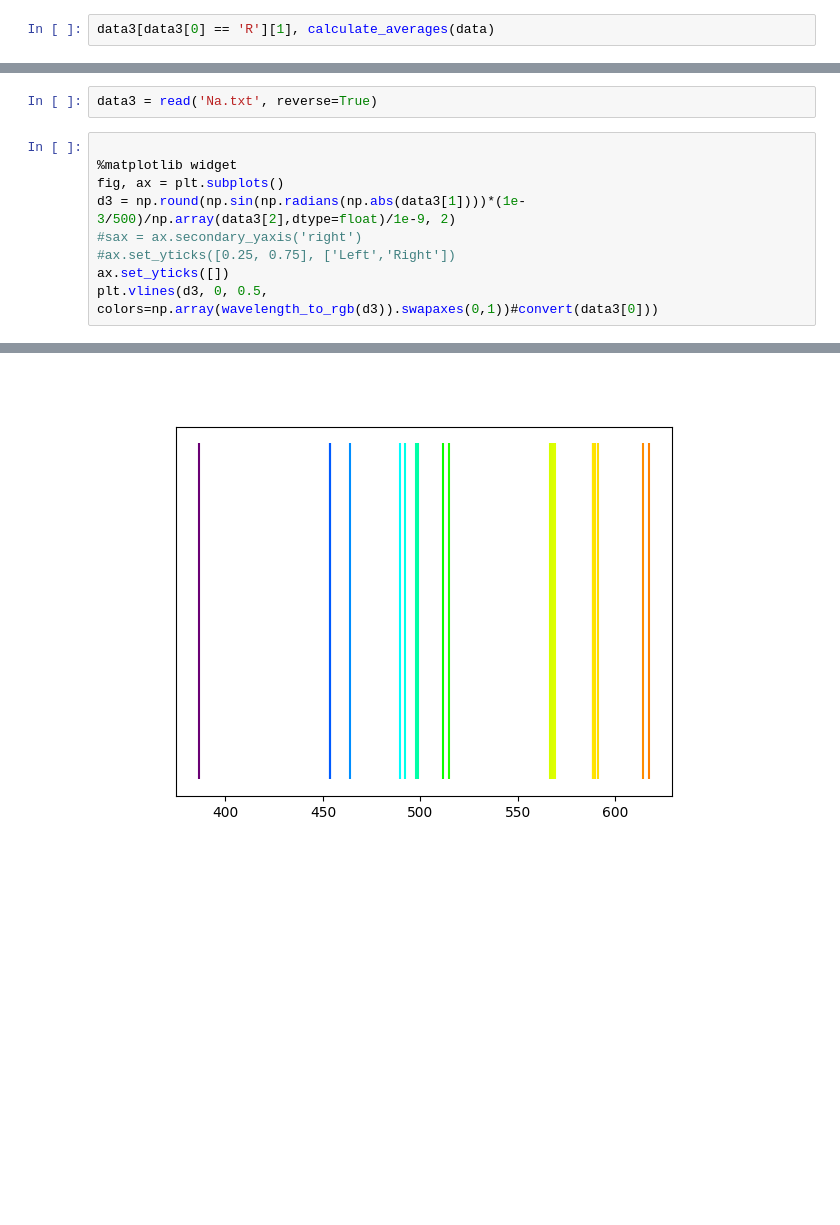
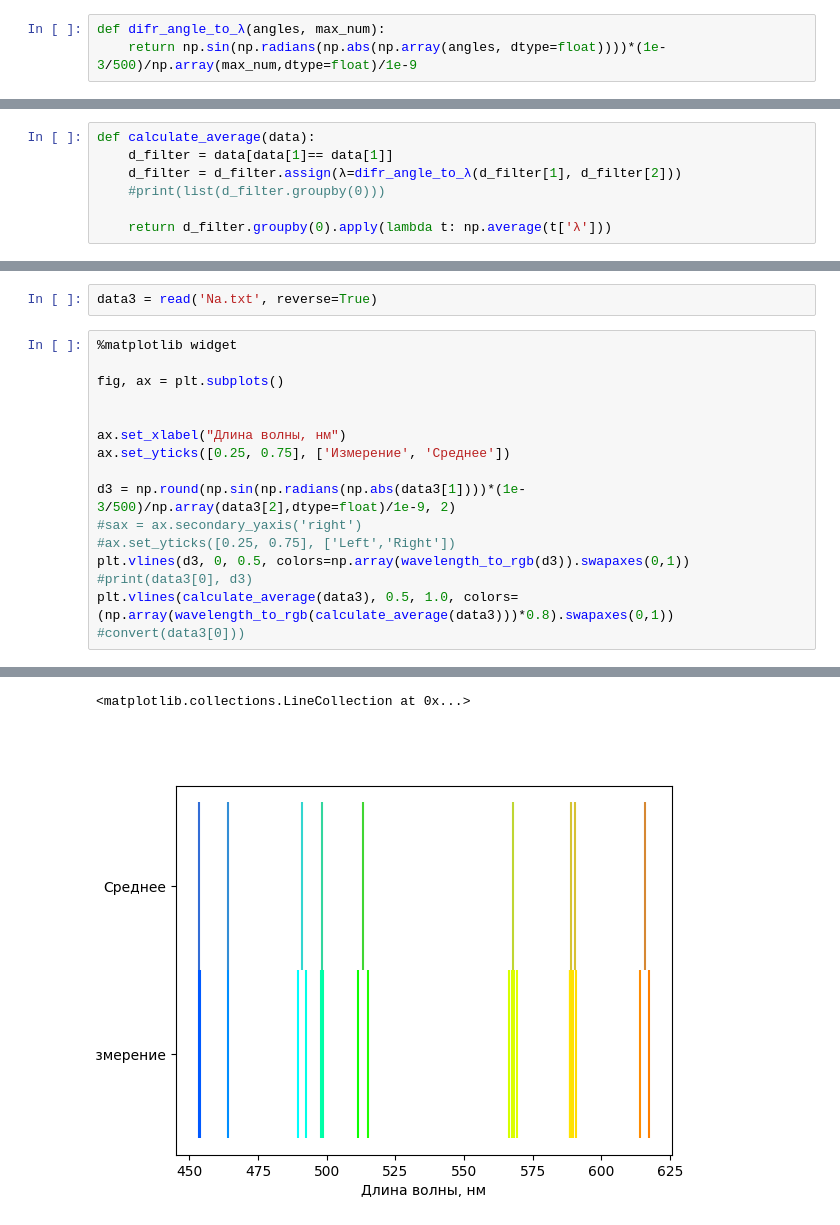
Before and after one commit to sitandr/lab, a Jupyter notebook: Ghost/Untitled.ipynb, the cells around one changed output, grey strips where cells are left out. Cells and saved outputs as stored; diff of their text form; blank space fills up the shorter version.

Commit message:
Fixed data

```diff
--- a/Ghost/Untitled.ipynb
+++ b/Ghost/Untitled.ipynb
@@ -35,4 +35,5 @@ def calculate_averages(data):
         a[c] = np.average(np.abs(data[np.logical_and((data[0] == c), (data[1] == data[1]))][1]))
     return a
 # %%
-data3[data3[0] == 'R'][1], calculate_averages(data)
+def difr_angle_to_λ(angles, max_num):
+    return np.sin(np.radians(np.abs(np.array(angles, dtype=float))))*(1e-3/500)/np.array(max_num,dtype=float)/1e-9
@@ -161,0 +154,7 @@ plt.vlines(d2, 0.5, 1.0, colors=np.array(wavelength_to_rgb(d2)).swapaxes(0,1))
+# %%
+def calculate_average(data):
+    d_filter = data[data[1]== data[1]]
+    d_filter = d_filter.assign(λ=difr_angle_to_λ(d_filter[1], d_filter[2]))
+    #print(list(d_filter.groupby(0)))
+
+    return d_filter.groupby(0).apply(lambda t: np.average(t['λ']))
@@ -178,12 +197,19 @@ read('HG_PR.txt', zero=False, maxes=False)
 # %%
 data3 = read('Na.txt', reverse=True)
 # %%
+%matplotlib widget
 
-%matplotlib widget
 fig, ax = plt.subplots()
+
+
+ax.set_xlabel("Длина волны, нм")
+ax.set_yticks([0.25, 0.75], ['Измерение', 'Среднее'])
+
 d3 = np.round(np.sin(np.radians(np.abs(data3[1])))*(1e-3/500)/np.array(data3[2],dtype=float)/1e-9, 2)
 #sax = ax.secondary_yaxis('right')
 #ax.set_yticks([0.25, 0.75], ['Left','Right'])
-ax.set_yticks([])
-plt.vlines(d3, 0, 0.5, colors=np.array(wavelength_to_rgb(d3)).swapaxes(0,1))#convert(data3[0]))
+plt.vlines(d3, 0, 0.5, colors=np.array(wavelength_to_rgb(d3)).swapaxes(0,1))
+#print(data3[0], d3)
+plt.vlines(calculate_average(data3), 0.5, 1.0, colors=(np.array(wavelength_to_rgb(calculate_average(data3)))*0.8).swapaxes(0,1))
+#convert(data3[0]))
 # %% [output]
@@ -191,2 +233,3 @@ plt.vlines(d3, 0, 0.5, colors=np.array(wavelength_to_rgb(d3)).swapaxes(0,1))#con
+<matplotlib.collections.LineCollection at 0x...>
-[figure, old version]
+[figure, new version]
 # %%
```
Also changed, not shown: parts of 9 cells of this notebook, 2 other files.
